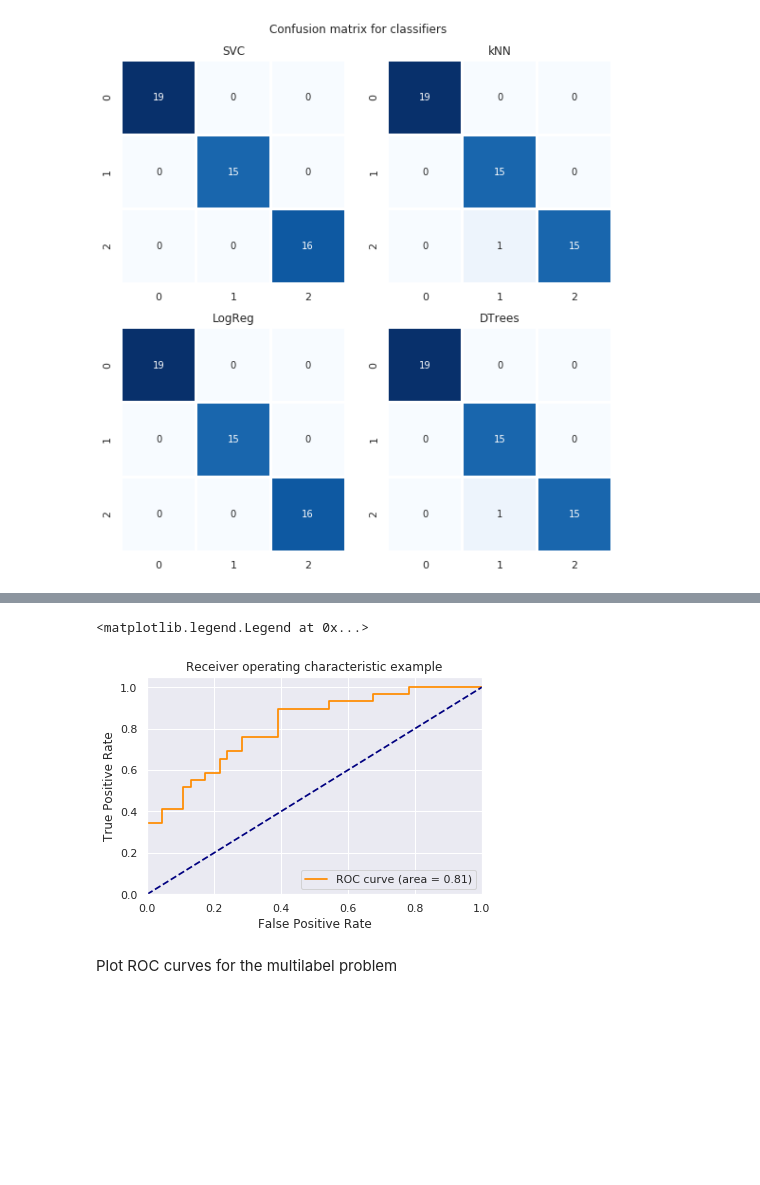
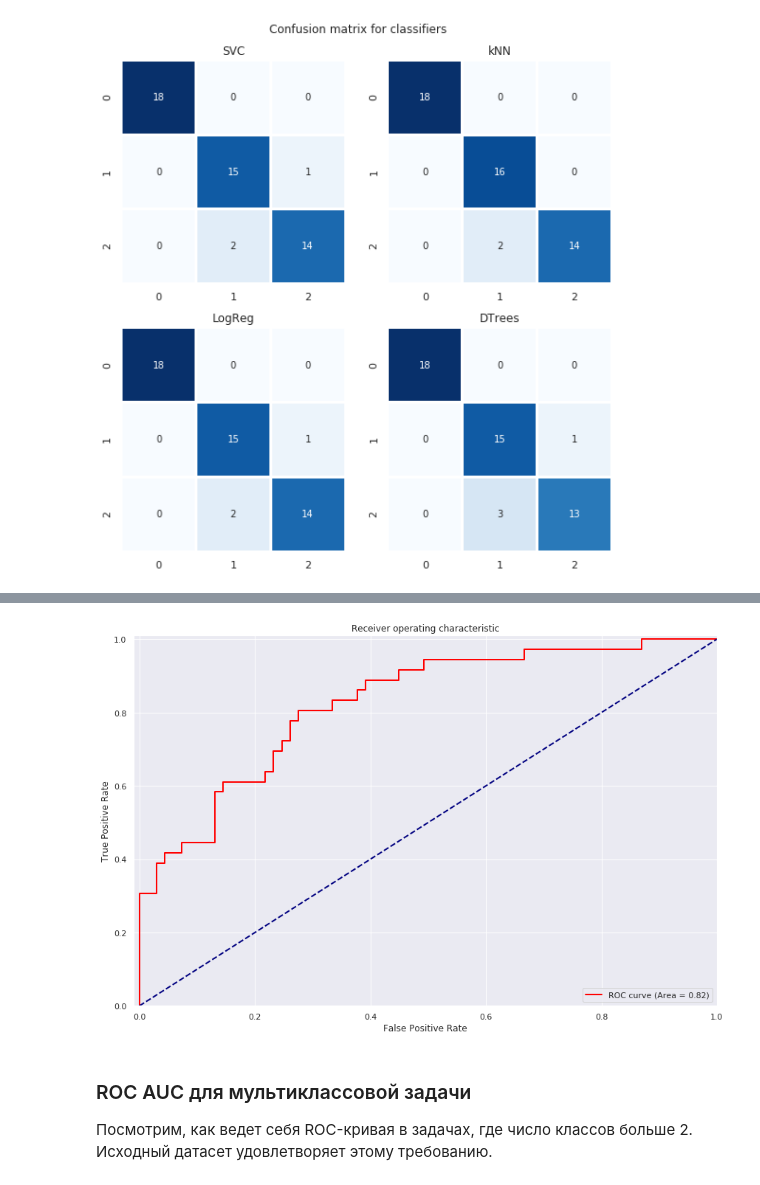
Before and after one commit to capitanov/py-tutorial, a Jupyter notebook: ml_ds/ml_iris_dataset.ipynb, the cells around one changed output, grey strips where cells are left out. Cells and saved outputs as stored; diff of their text form; code cells hidden in the pictures; blank space fills up the shorter version.

```diff
--- a/ml_ds/ml_iris_dataset.ipynb
+++ b/ml_ds/ml_iris_dataset.ipynb
@@ -559 +645,25 @@ plt.tight_layout()
+# %%
+from sklearn.preprocessing import label_binarize
+from sklearn.multiclass import OneVsRestClassifier
+from sklearn.metrics import roc_curve, auc
+
+# Make dataset again
+X, y = iris['data'], iris['target']
+
+# Binarize the output
+y_bin = label_binarize(y, classes=range(len(iris['target_names'])))
+n_classes = y_bin.shape[1]
+
+# Add noisy features to make the problem harder
+n_samples, n_features = X.shape
+
+random_state = np.random.RandomState(42)
+X_new = np.c_[X, random_state.randn(n_samples, 200 * n_features)]
+
+# Train & test split
+X_train, X_test, y_train, y_test = train_test_split(X_new,
+                                                    y_bin,
+                                                    test_size=0.7,
+                                                    random_state=random_state
+                                                   )
 # %%
@@ -601,21 +686,22 @@ for i in range(n_classes):
 fpr["micro"], tpr["micro"], _ = roc_curve(y_test.ravel(), y_score.ravel())
 roc_auc["micro"] = auc(fpr["micro"], tpr["micro"])
 # %%
-plt.figure()
-plt.plot(fpr[2], tpr[2], color='darkorange',
-         lw=1.75, label='ROC curve (area = %0.2f)' % roc_auc[2])
-plt.plot([0, 1], [0, 1], color='navy', lw=1.75, linestyle='--')
-plt.xlim([0.0, 1.0])
-plt.ylim([0.0, 1.05])
+plt.figure('ROC AUC', figsize=(12, 8))
+plt.plot(fpr[2], tpr[2], color='red', lw=2, label='ROC curve (Area = %0.2f)' % roc_auc[2])
+plt.plot([0, 1], [0, 1], color='navy', lw=2, linestyle='--')
+plt.xlim([-0.01, 1.0])
+plt.ylim([0.0, 1.01])
 plt.xlabel('False Positive Rate')
 plt.ylabel('True Positive Rate')
-plt.title('Receiver operating characteristic example')
+plt.title('Receiver operating characteristic')
 plt.legend(loc="lower right")
+plt.tight_layout()
 # %% [output]
-<matplotlib.legend.Legend at 0x...>
-[figure, old version]
+[figure, new version]
-# %% [markdown]
-Plot ROC curves for the multilabel problem
+# %% [markdown]
+### ROC AUC для мультиклассовой задачи
+
+Посмотрим, как ведет себя ROC-кривая в задачах, где число классов больше 2. Исходный датасет удовлетворяет этому требованию.
 # %%
 # First aggregate all false positive rates
 all_fpr = np.unique(np.concatenate([fpr[i] for i in range(n_classes)]))
```
Also changed, not shown: parts of 29 cells of this notebook.
